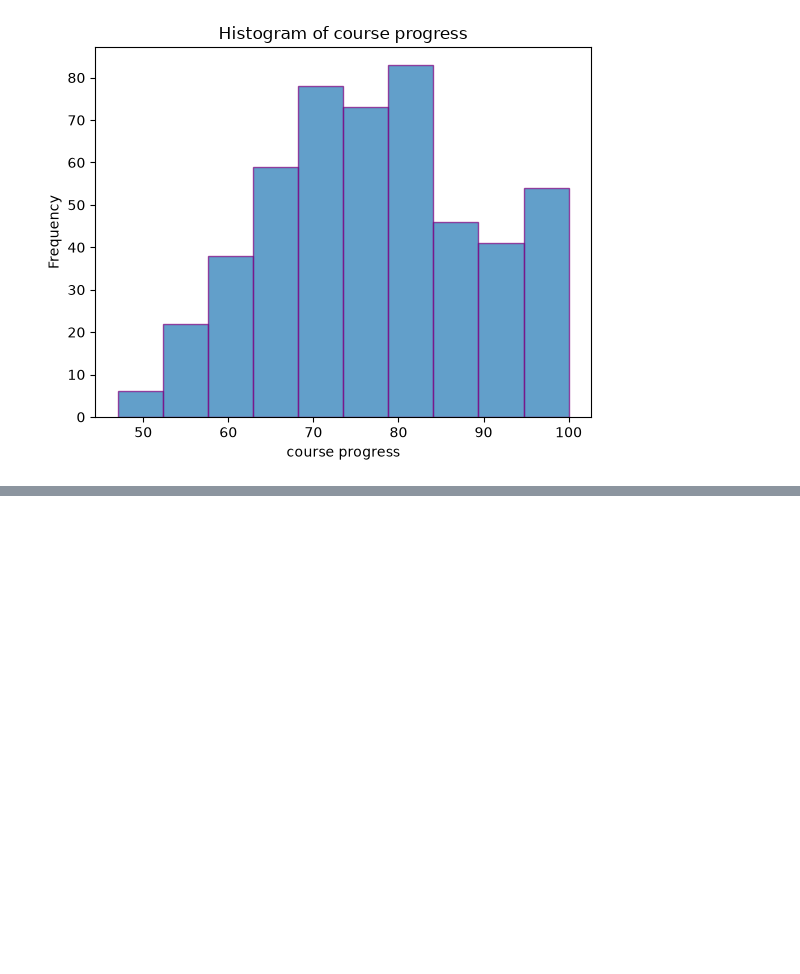
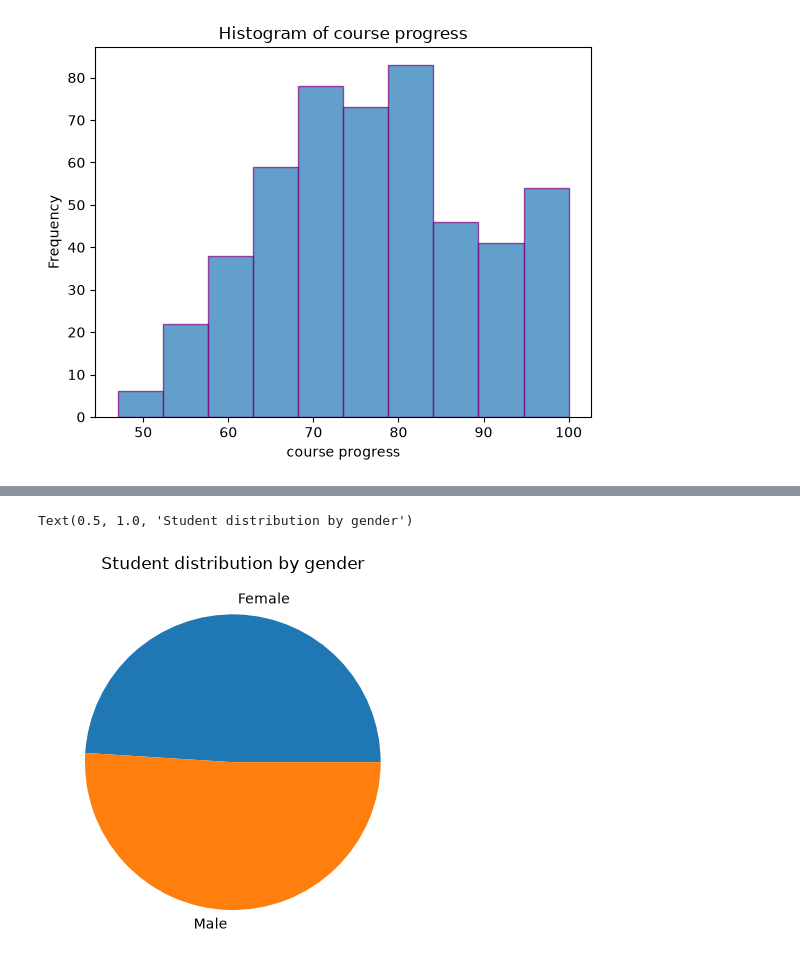
Before and after one commit to anuj7pradhan/PythonAI, a Jupyter notebook: Week 4/Assignment/assignment4.ipynb, the cells around one changed output, grey strips where cells are left out. Saved outputs shown, nothing was run; the diff lists cells and outputs as text; code cells hidden in the pictures; blank space fills up the shorter version.

```diff
--- a/Week 4/Assignment/assignment4.ipynb
+++ b/Week 4/Assignment/assignment4.ipynb
@@ -352,0 +396,11 @@ Text(0, 0.5, 'Frequency')
+# %%
+# Student distribution by gender
+# print(df["Gender"])
+gender = df.groupby("Gender")["Gender"].count()
+gender.index
+gender.values
+plt.pie(gender.values,labels= gender.index)
+plt.title("Student distribution by gender")
+# %% [output]
+Text(0.5, 1.0, 'Student distribution by gender')
+[figure, added]
```
Also changed, not shown: parts of 12 cells of this notebook, 21 other files.
